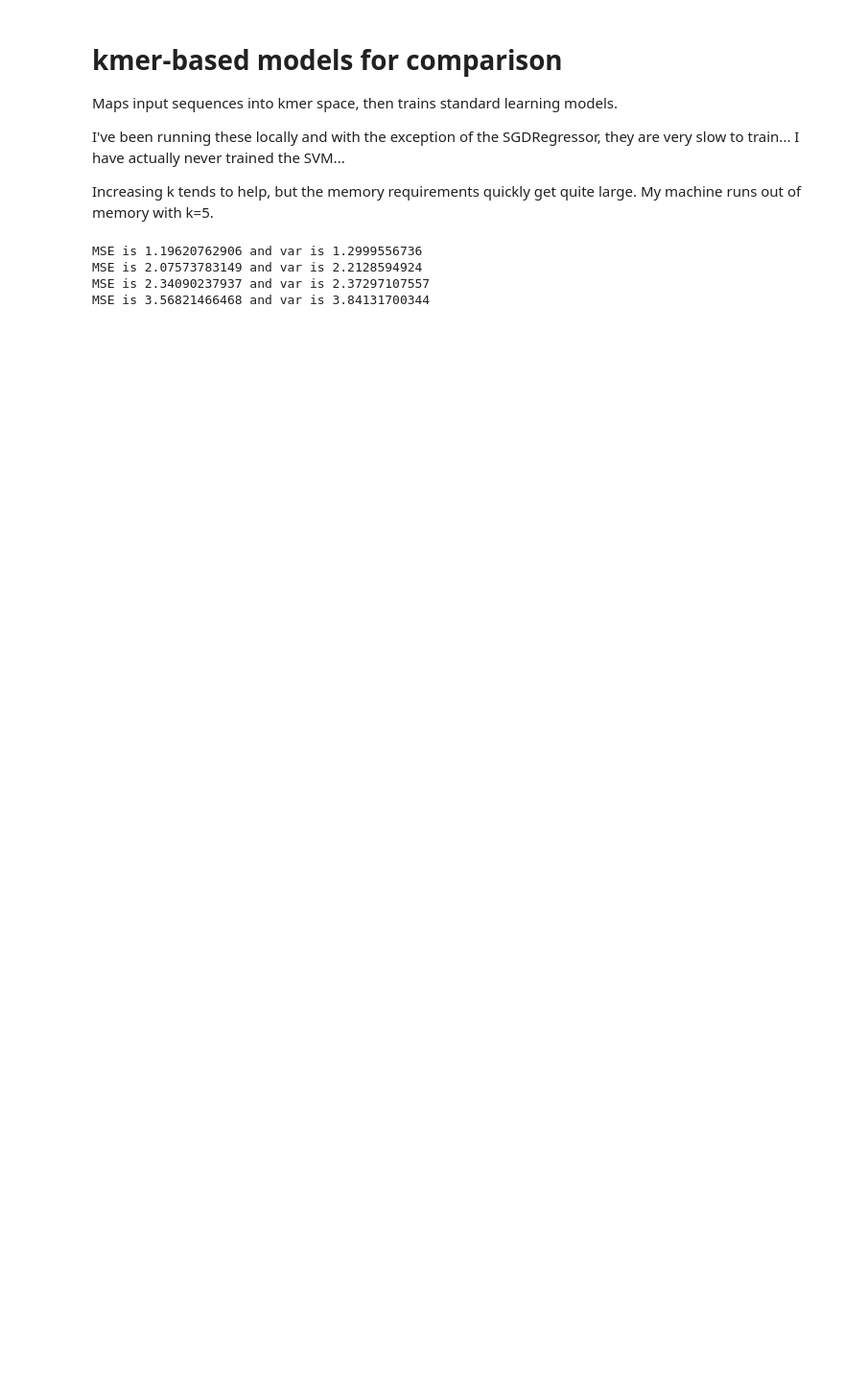
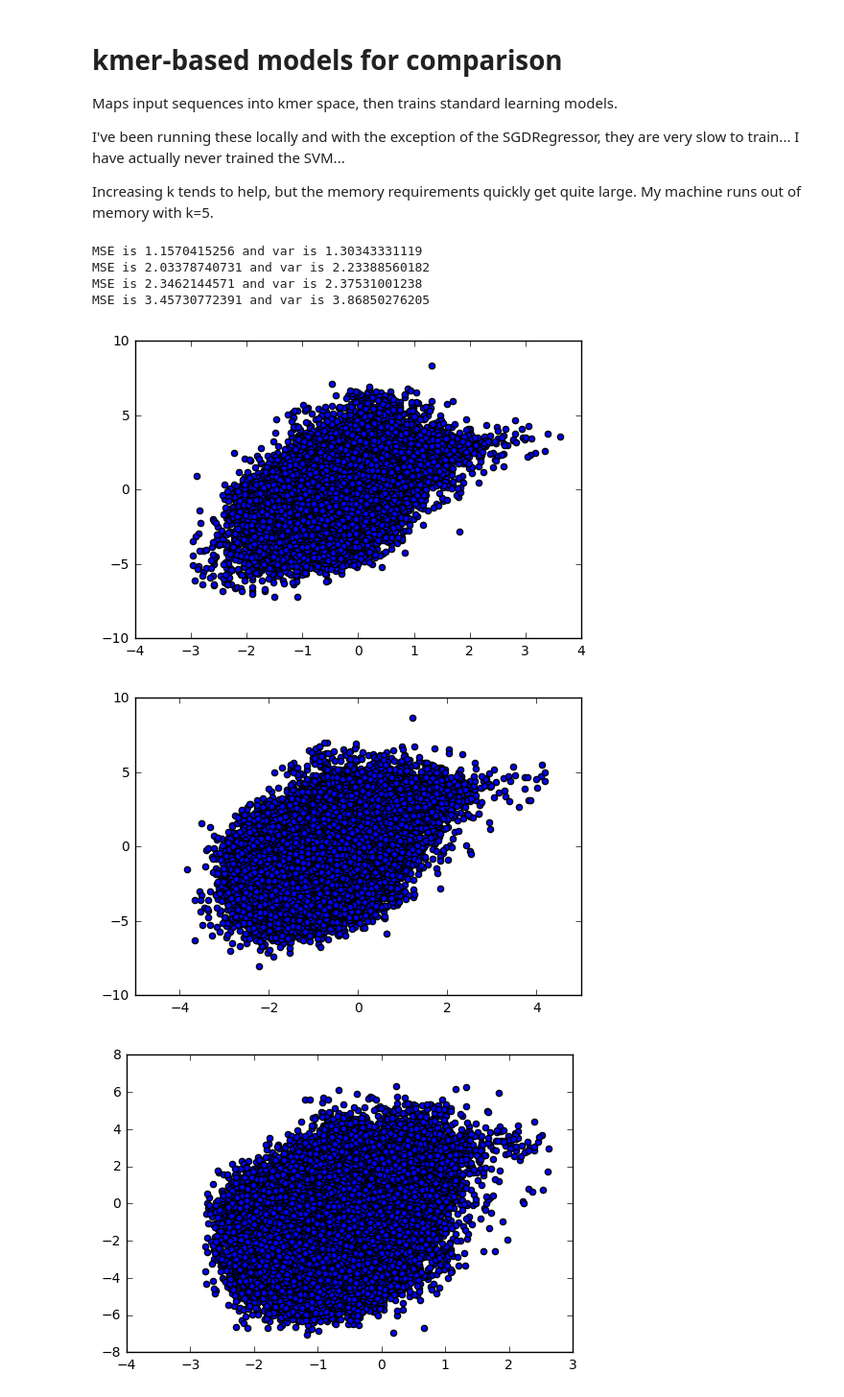
Before and after one commit to irvhsu/cs273b-project, a Jupyter notebook: notebooks/kmer_predictor.ipynb, the cells around one changed output. Shown at 96% size. Drawn from its saved outputs; the diff is of its cells as text; code cells hidden in the pictures; blank space fills up the shorter version.

```diff
--- a/notebooks/kmer_predictor.ipynb
+++ b/notebooks/kmer_predictor.ipynb
@@ -27,12 +27,12 @@ def kmerize(seq, k):
         counts[int(''.join(binary_seq[i*2:(i+k)*2]), 2)] += 1
     return counts
 # %%
-X = np.array([kmerize(data.seqs[key], 5) for key in data.valid_keys])
+X = np.array([kmerize(data.seqs[key], 6) for key in data.valid_keys])
 y = data.y_multitask()
 # %%
 from sklearn.model_selection import train_test_split
 X_train, X_valid, y_train, y_valid = train_test_split(
-    X, y, test_size=0.25, random_state=42
+    X, y, test_size=0.75, random_state=42
 )
 # %%
 def print_errors(models):
@@ -50,9 +50,14 @@ from sklearn.linear_model import SGDRegressor
 sgd_models = []
 for task in range(y.shape[1]):
     sgd_models += [SGDRegressor().fit(X_train, y_train[:, task])]
-print_errors(sgd_models)
-# %% [output]
-MSE is 1.19620762906 and var is 1.2999556736
-MSE is 2.07573783149 and var is 2.2128594924
-MSE is 2.34090237937 and var is 2.37297107557
-MSE is 3.56821466468 and var is 3.84131700344
+# %%
+print_errors(sgd_models)
+plot_predictions(sgd_models)
+# %% [output]
+MSE is 1.1570415256 and var is 1.30343331119
+MSE is 2.03378740731 and var is 2.23388560182
+MSE is 2.3462144571 and var is 2.37531001238
+MSE is 3.45730772391 and var is 3.86850276205
+[figure, added]
+[figure, added]
+[figure, added]
```
Also changed, not shown: parts of 1 cell of this notebook.
